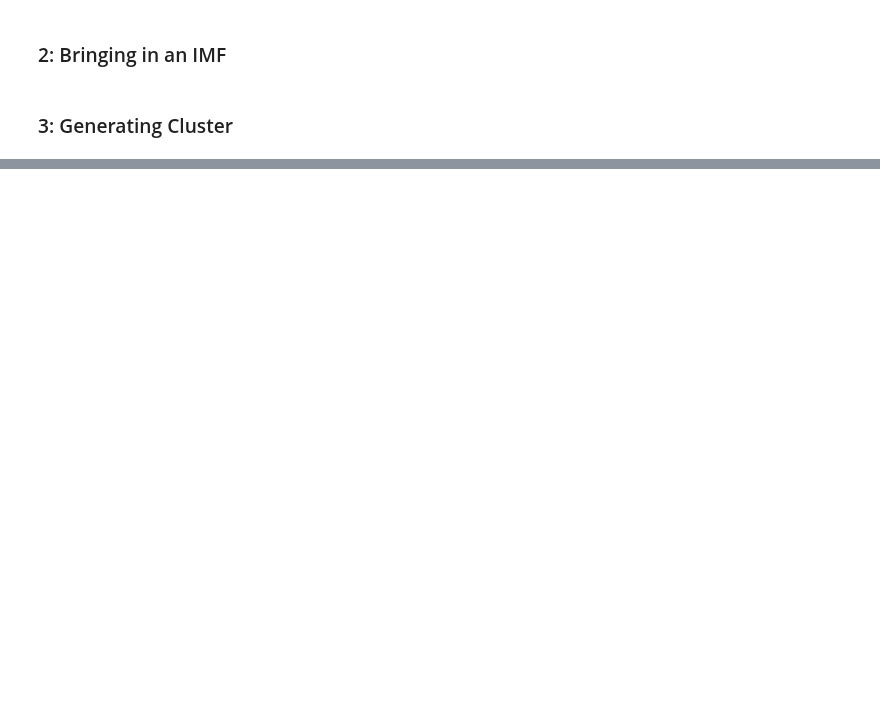
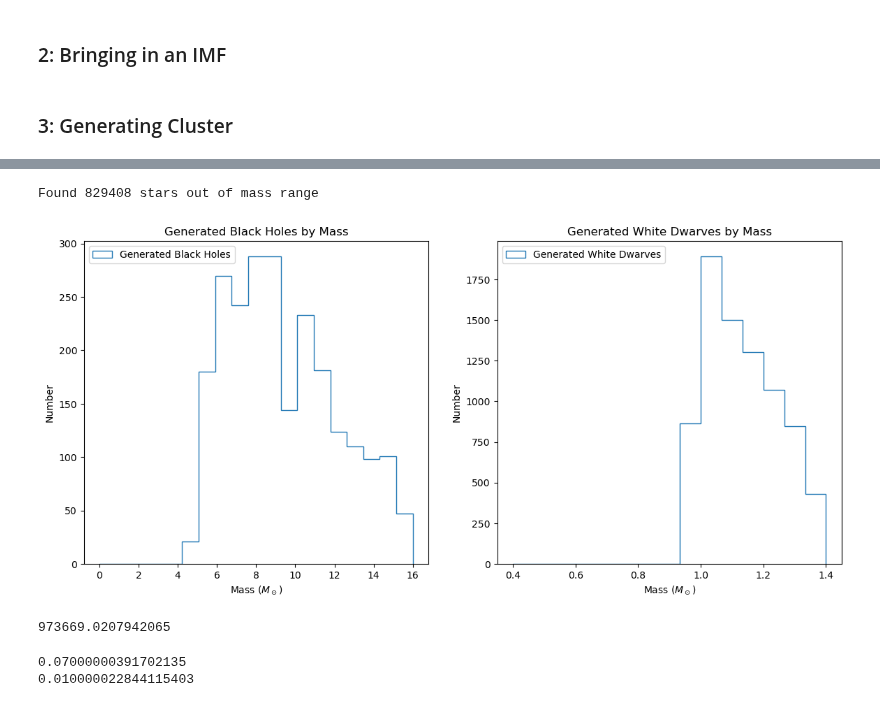
Before and after one commit to astropy/SPISEA, a Jupyter notebook: changes/Test_BD_Cluster.ipynb, the cells around one changed output, grey strips where cells are left out. Drawn from its saved outputs; the diff is of its cells as text; code cells hidden in the pictures; blank space fills up the shorter version.

```diff
--- a/changes/Test_BD_Cluster.ipynb
+++ b/changes/Test_BD_Cluster.ipynb
@@ -266,0 +223,64 @@ plt.show()
+# %%
+# Create IMF objects
+#imf_multi = multiplicity.MultiplicityUnresolved()
+massLimits = np.array([0.01, 0.08, 0.5, 1, np.inf])
+powers = np.array([-0.3, -1.3, -2.3, -2.35])
+k_imf = imf.IMF_broken_powerlaw(massLimits, powers)
+# %%
+# Make clusters
+cluster_mass = 10**6
+k_cluster = synthetic.ResolvedCluster(my_iso, k_imf, cluster_mass, ifmr=my_ifmr)
+
+# Get outputs
+k_out = k_cluster.star_systems
+#k_comp = k_cluster.companions
+# %% [output]
+Found 829408 stars out of mass range
+# %%
+# Locate BHs, NSs and WDs
+p_bh = np.where(k_out['phase'] == 103)[0]
+#c_bh = np.where(k_comp['phase'] == 103)[0]
+#k_bh = np.concatenate([p_bh, c_bh])
+p_ns = np.where(k_out['phase'] == 102)[0]
+#c_ns = np.where(k_comp['phase'] == 102)[0]
+#k_ns = np.concatenate([p_ns, c_ns])
+p_wd = np.where(k_out['phase'] == 101)[0]
+#c_wd = np.where(k_comp['phase'] == 101)[0]
+#k_wd = np.concatenate([p_wd, c_wd])
+
+# Plot on histograms
+bh_bins = np.linspace(0.01, 16, 20)
+wd_bins = np.linspace(0.4, 1.4, 16)
+
+plt.figure(figsize=(14,6))
+plt.subplot(1, 2, 1)
+plt.hist(k_out[p_bh]['mass_current'], histtype = 'step',
+        bins = bh_bins, label = 'Generated Black Holes')
+plt.title("Generated Black Holes by Mass")
+plt.xlabel('Mass ($M_\odot$)')
+plt.ylabel('Number')
+plt.legend()
+
+plt.subplot(1, 2, 2)
+plt.hist(k_out[p_wd]['mass_current'], histtype = 'step',
+        bins = wd_bins, label = 'Generated White Dwarves')
+plt.title("Generated White Dwarves by Mass")
+plt.xlabel('Mass ($M_\odot$)')
+plt.ylabel('Number')
+plt.legend()
+
+plt.show()
+# %% [output]
+[figure, added]
+# %%
+all_masses = np.concatenate([k_out['mass'], k_comp['mass']])
+tot_mass = np.sum(all_masses)
+print(tot_mass)
+# %% [output]
+973669.0207942065
+# %%
+print(np.min(k_out['mass']))
+print(np.min(k_comp['mass']))
+# %% [output]
+0.07000000391702135
+0.010000022844115403
```
Also changed, not shown: parts of 23 cells of this notebook, 6 other files.
